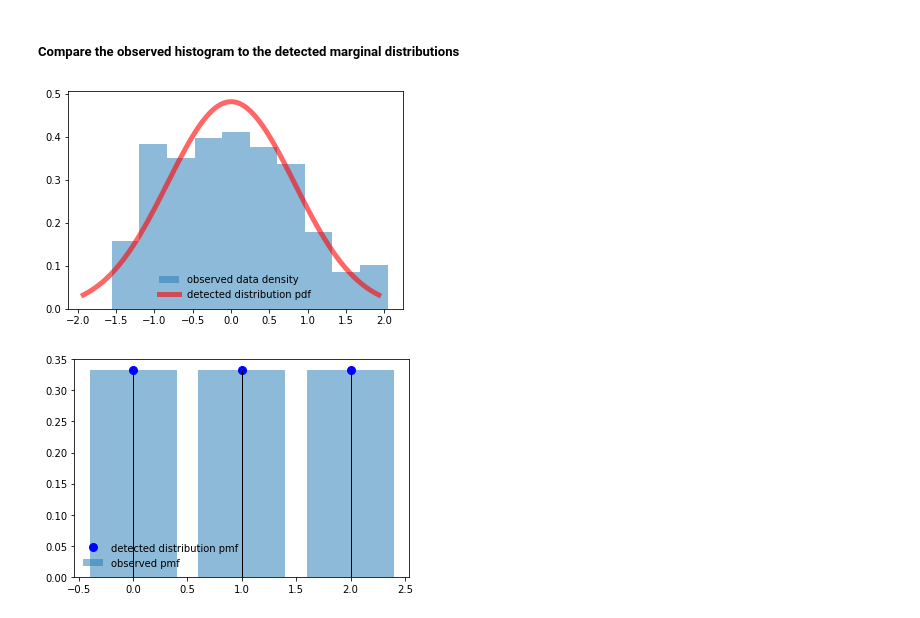
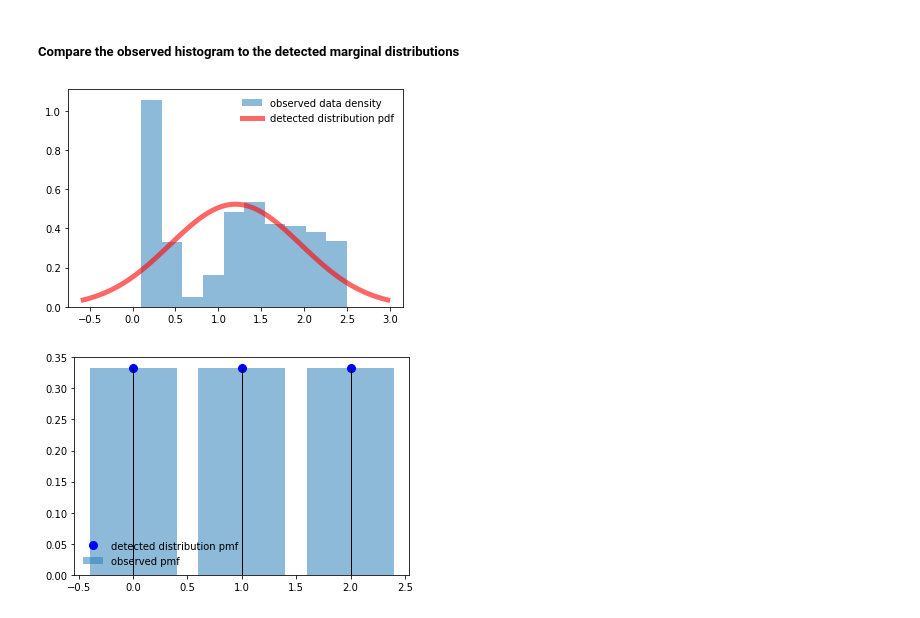
Before and after one commit to capitalone/synthetic-data, a Jupyter notebook: examples/marginal_dist_detection.ipynb, the cells around one changed output. Saved outputs shown, nothing was run; the diff lists cells and outputs as text; code cells hidden in the pictures.

```diff
--- a/examples/marginal_dist_detection.ipynb
+++ b/examples/marginal_dist_detection.ipynb
@@ -90,32 +90,30 @@ marginal_dist_list
 # %%
 # Plot the histogram and the detected marginal distribution's pdf of a continuous variable column
 
 COL_NUM = 0
 
 fig, ax = plt.subplots(1,1)
 cont_data_stats = report['data_stats'][COL_NUM]['statistics']
 bin_counts, bin_edges = cont_data_stats['histogram']['bin_counts'], cont_data_stats['histogram']['bin_edges']
 
 hist_dist = stats.rv_histogram((bin_counts, bin_edges))
-hist_mean = hist_dist.mean()
 observed_samples = hist_dist.rvs(size=10000)
-observed_samples -= hist_mean
 
 ax.hist(observed_samples, density=True,histtype='stepfilled', alpha=0.5, label="observed data density")
 
 detected_dist = marginal_dist_list[COL_NUM]
 dist_name, dist_args = detected_dist['dist'], detected_dist['args']
 
 dist_method = getattr(stats, dist_name)
 dist_method = dist_method(*dist_args)
 
 x = np.linspace(dist_method.ppf(0.01), dist_method.ppf(0.99), 100)
 ax.plot(x, dist_method.pdf(x), 'r-', lw=5, alpha=0.6, label="detected distribution pdf")
 
 ax.legend(loc='best', frameon=False)
 plt.show()
 # %% [output]
-[figure, old version]
+[figure, new version]
 # %%
 # Plot the histogram and the detected marginal distribution's pmf of a discrete variable column
 
```
Also changed, not shown: parts of 1 cell of this notebook.
